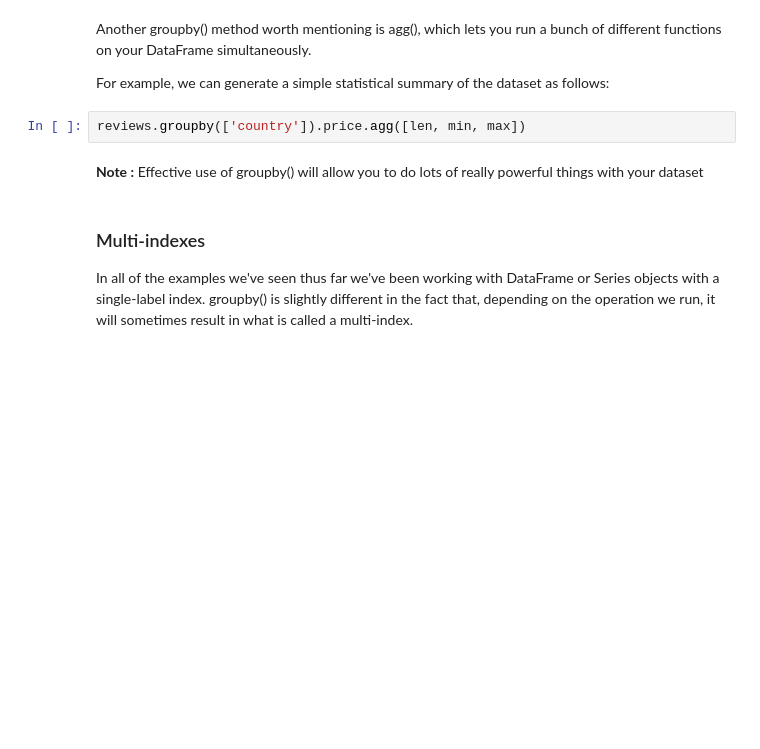
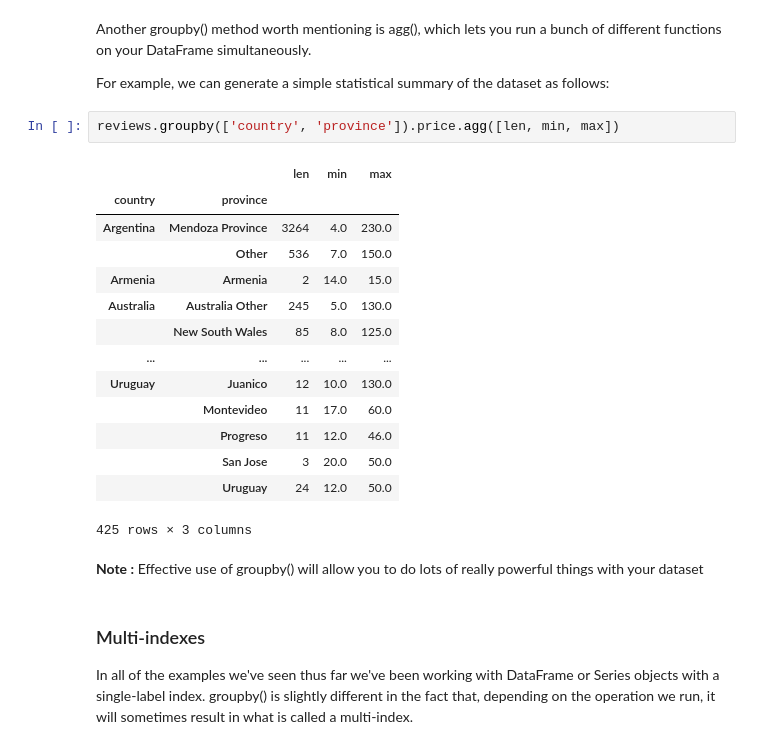
Before and after one commit to moiap13/nomades_python_software_engineer, a Jupyter notebook: cours/jupyter/41_NP_pandas.ipynb, the cells around one changed output. Cells and saved outputs as stored; diff of their text form; blank space fills up the shorter version.

```diff
--- a/cours/jupyter/41_NP_pandas.ipynb
+++ b/cours/jupyter/41_NP_pandas.ipynb
@@ -515,7 +918,22 @@ Another groupby() method worth mentioning is agg(), which lets you run a bunch o
 
 For example, we can generate a simple statistical summary of the dataset as follows:
 # %%
-reviews.groupby(['country']).price.agg([len, min, max])
+reviews.groupby(['country', 'province']).price.agg([len, min, max])
+# %% [output]
+|  |  | len | min | max |
+| country | province |  |  |  |
+| Argentina | Mendoza Province | 3264 | 4.0 | 230.0 |
+|  | Other | 536 | 7.0 | 150.0 |
+| Armenia | Armenia | 2 | 14.0 | 15.0 |
+| Australia | Australia Other | 245 | 5.0 | 130.0 |
+|  | New South Wales | 85 | 8.0 | 125.0 |
+| ... | ... | ... | ... | ... |
+| Uruguay | Juanico | 12 | 10.0 | 130.0 |
+|  | Montevideo | 11 | 17.0 | 60.0 |
+|  | Progreso | 11 | 12.0 | 46.0 |
+|  | San Jose | 3 | 20.0 | 50.0 |
+|  | Uruguay | 24 | 12.0 | 50.0 |
+425 rows × 3 columns
 # %% [markdown]
 **Note :** Effective use of groupby() will allow you to do lots of really powerful things with your dataset
 # %% [markdown]
```
Also changed, not shown: parts of 45 cells of this notebook, 2 other files.
